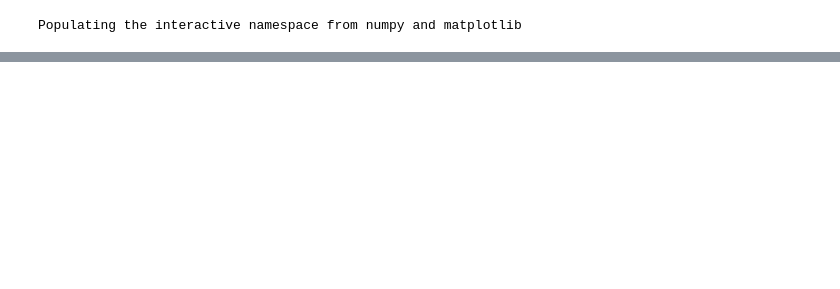
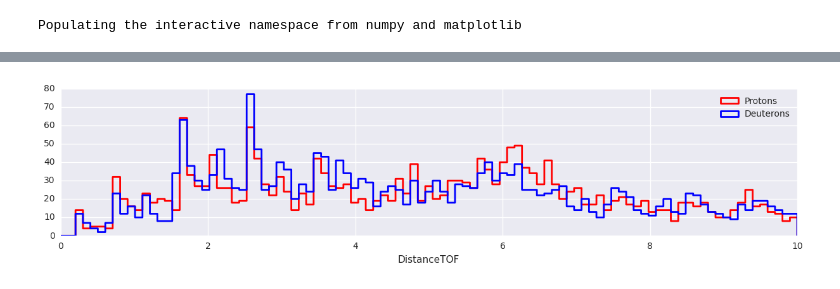
Before and after one commit to KKostya/AMSDeutons, a Jupyter notebook: Notebooks/3DVariables/Distances.ipynb, the cells around one changed output, grey strips where cells are left out. Saved outputs shown, nothing was run; the diff lists cells and outputs as text; code cells hidden in the pictures; blank space fills up the shorter version.

```diff
--- a/Notebooks/3DVariables/Distances.ipynb
+++ b/Notebooks/3DVariables/Distances.ipynb
@@ -33,0 +35,4 @@ data['DistanceTracker_D'][data['DistanceTracker_D']<100000].hist(bins=np.linspac
+# %%
+dplot('DistanceTOF')
+# %% [output]
+[figure, added]
```
Also changed, not shown: parts of 18 cells of this notebook.
